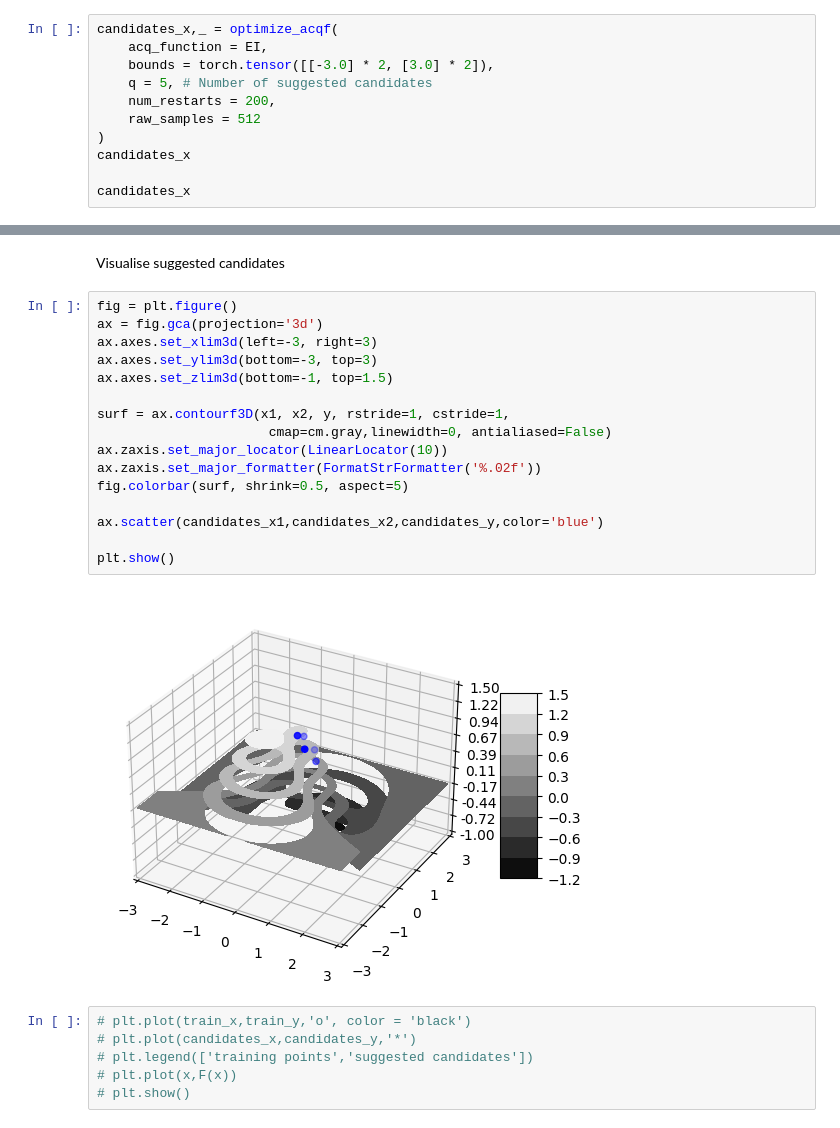
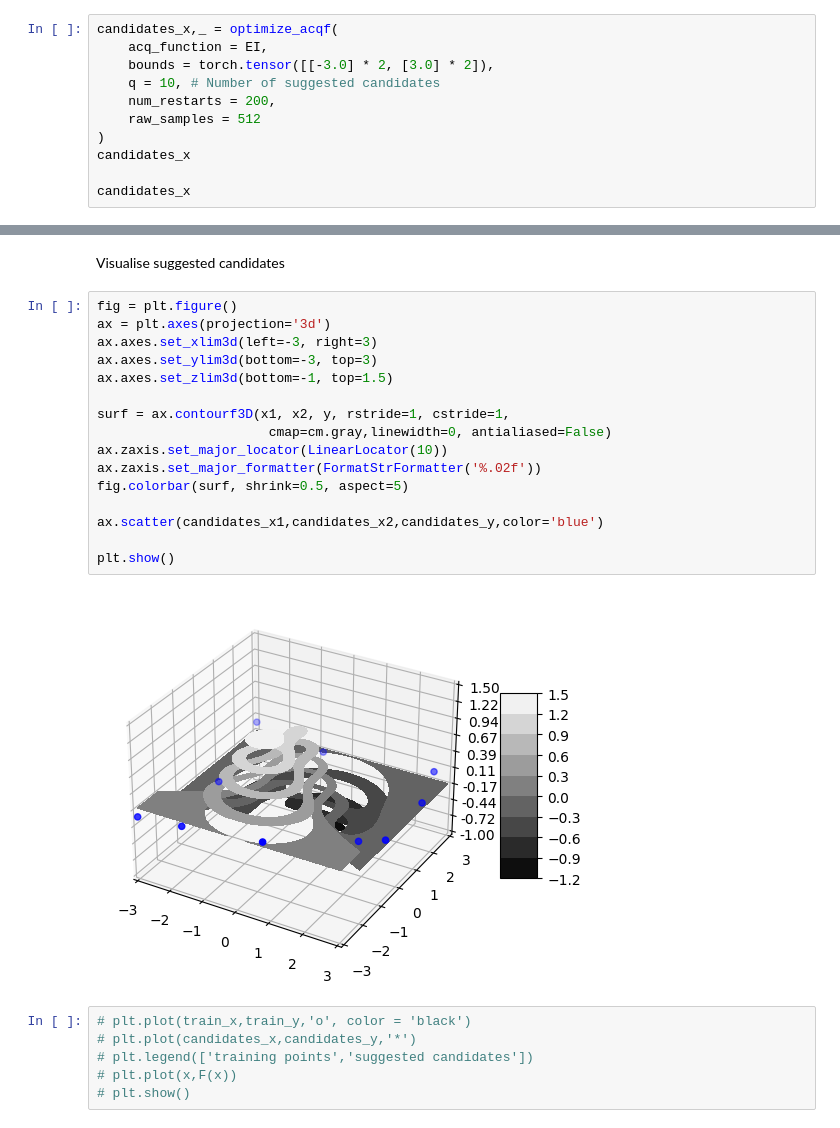
Before and after one commit to YimengJin/Thesis_Yimeng, a Jupyter notebook: Model Test_2D.ipynb, the cells around one changed output, grey strips where cells are left out. Cells and saved outputs as stored; diff of their text form.

```diff
--- a/Model Test_2D.ipynb
+++ b/Model Test_2D.ipynb
@@ -173,7 +172,7 @@ UCB = qUpperConfidenceBound(
 candidates_x,_ = optimize_acqf(
     acq_function = EI,
     bounds = torch.tensor([[-3.0] * 2, [3.0] * 2]),
-    q = 5, # Number of suggested candidates
+    q = 10, # Number of suggested candidates
     num_restarts = 200,
     raw_samples = 512
 )
@@ -206,22 +217,22 @@ tensor([[0.8510],
 Visualise suggested candidates
 # %%
 fig = plt.figure()
-ax = fig.gca(projection='3d')
+ax = plt.axes(projection='3d')
 ax.axes.set_xlim3d(left=-3, right=3)
 ax.axes.set_ylim3d(bottom=-3, top=3)
 ax.axes.set_zlim3d(bottom=-1, top=1.5)
 
 surf = ax.contourf3D(x1, x2, y, rstride=1, cstride=1,
                       cmap=cm.gray,linewidth=0, antialiased=False)
 ax.zaxis.set_major_locator(LinearLocator(10))
 ax.zaxis.set_major_formatter(FormatStrFormatter('%.02f'))
 fig.colorbar(surf, shrink=0.5, aspect=5)
 
 ax.scatter(candidates_x1,candidates_x2,candidates_y,color='blue')
 
 plt.show()
 # %% [output]
-[figure, old version]
+[figure, new version]
 # %%
 # plt.plot(train_x,train_y,'o', color = 'black')
 # plt.plot(candidates_x,candidates_y,'*')
```
Also changed, not shown: parts of 13 cells of this notebook, 7 other files.
